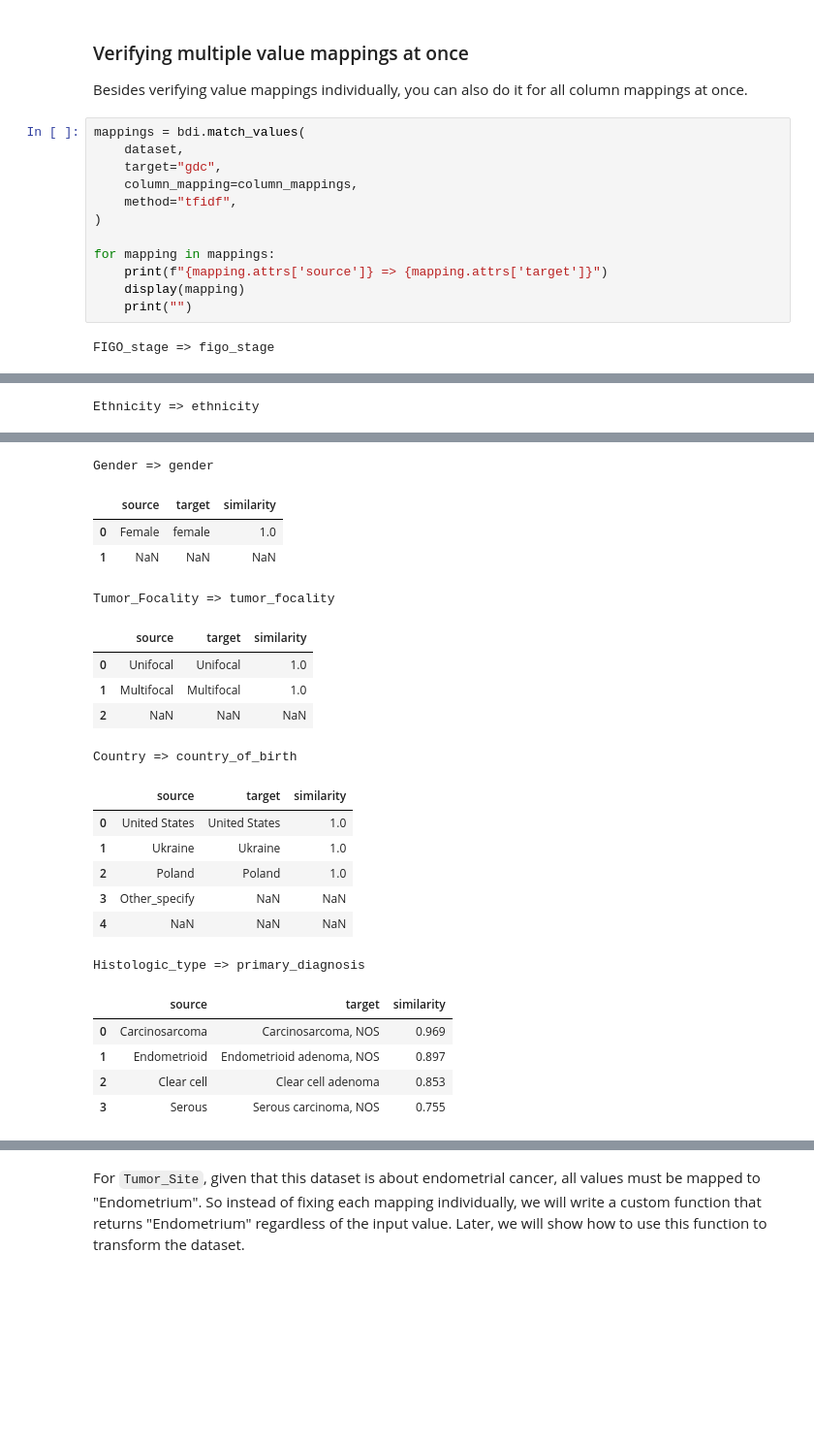
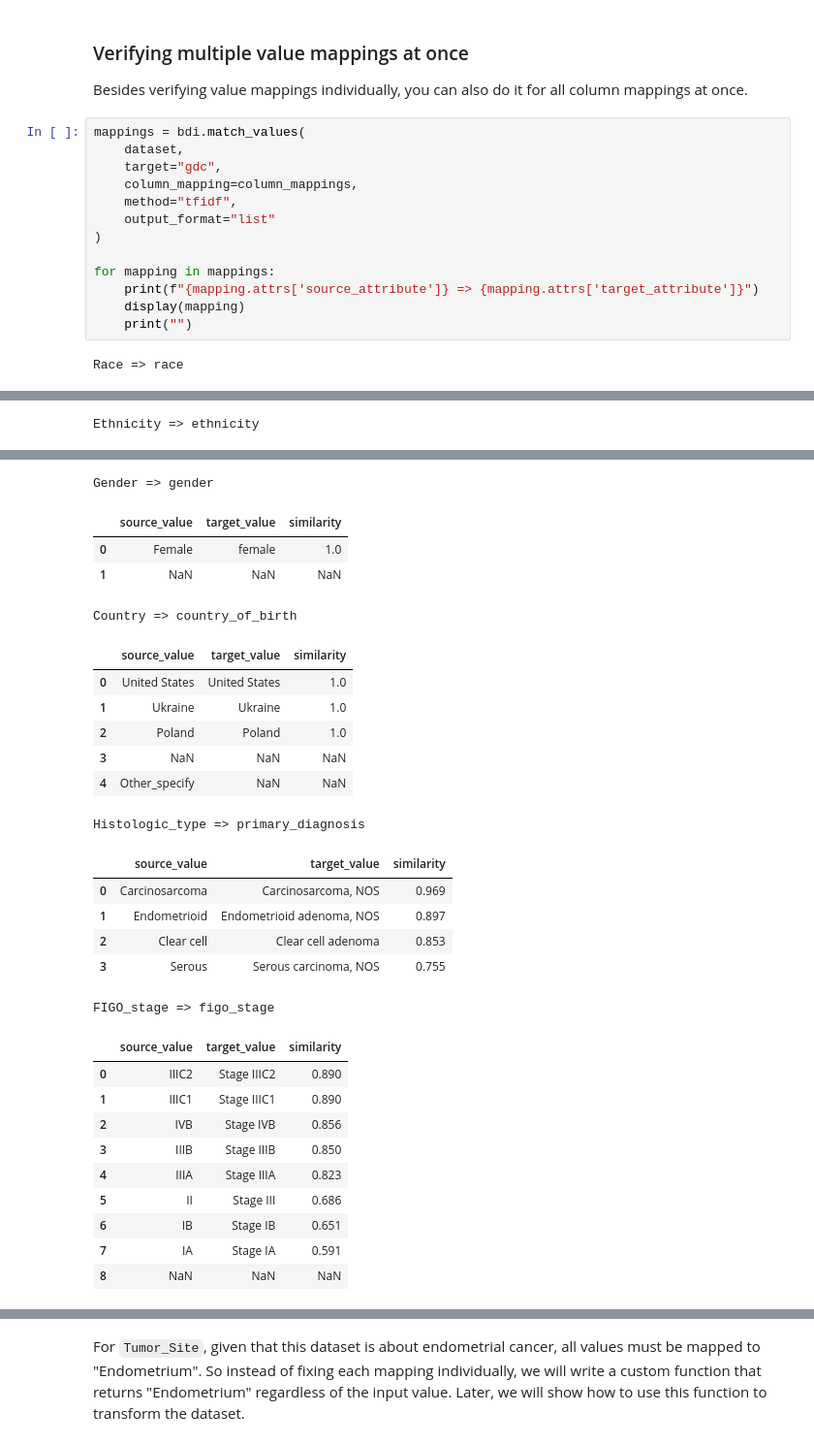
Before and after one commit to VIDA-NYU/bdi-kit, a Jupyter notebook: examples/getting-started.ipynb, the cells around one changed output, grey strips where cells are left out. Shown at 97% size. Drawn from its saved outputs; the diff is of its cells as text; blank space fills up the shorter version.

Commit message:
refactor: Make outputs from value matching consistent with other methods (#116)

```diff
--- a/examples/getting-started.ipynb
+++ b/examples/getting-started.ipynb
@@ -252,11 +253,12 @@ mappings = bdi.match_values(
     target="gdc",
     column_mapping=column_mappings,
     method="tfidf",
+    output_format="list"
 )
 
 for mapping in mappings:
-    print(f"{mapping.attrs['source']} => {mapping.attrs['target']}")
+    print(f"{mapping.attrs['source_attribute']} => {mapping.attrs['target_attribute']}")
     display(mapping)
     print("")
 # %% [output]
-FIGO_stage => figo_stage
+Race => race
@@ -286,26 +282,32 @@ Ethnicity => ethnicity
 | 3 | NaN | NaN | NaN |
 Gender => gender
-|  | source | target | similarity |
+|  | source_value | target_value | similarity |
 | 0 | Female | female | 1.0 |
 | 1 | NaN | NaN | NaN |
-Tumor_Focality => tumor_focality
+Country => country_of_birth
-|  | source | target | similarity |
-| 0 | Unifocal | Unifocal | 1.0 |
-| 1 | Multifocal | Multifocal | 1.0 |
-| 2 | NaN | NaN | NaN |
+|  | source_value | target_value | similarity |
+| 0 | United States | United States | 1.0 |
+| 1 | Ukraine | Ukraine | 1.0 |
+| 2 | Poland | Poland | 1.0 |
+| 3 | NaN | NaN | NaN |
+| 4 | Other_specify | NaN | NaN |
-Country => country_of_birth
+Histologic_type => primary_diagnosis
-|  | source | target | similarity |
-| 0 | United States | United States | 1.0 |
-| 1 | Ukraine | Ukraine | 1.0 |
-| 2 | Poland | Poland | 1.0 |
-| 3 | Other_specify | NaN | NaN |
-| 4 | NaN | NaN | NaN |
+|  | source_value | target_value | similarity |
+| 0 | Carcinosarcoma | Carcinosarcoma, NOS | 0.969 |
+| 1 | Endometrioid | Endometrioid adenoma, NOS | 0.897 |
+| 2 | Clear cell | Clear cell adenoma | 0.853 |
+| 3 | Serous | Serous carcinoma, NOS | 0.755 |
-Histologic_type => primary_diagnosis
+FIGO_stage => figo_stage
-|  | source | target | similarity |
-| 0 | Carcinosarcoma | Carcinosarcoma, NOS | 0.969 |
-| 1 | Endometrioid | Endometrioid adenoma, NOS | 0.897 |
-| 2 | Clear cell | Clear cell adenoma | 0.853 |
-| 3 | Serous | Serous carcinoma, NOS | 0.755 |
+|  | source_value | target_value | similarity |
+| 0 | IIIC2 | Stage IIIC2 | 0.890 |
+| 1 | IIIC1 | Stage IIIC1 | 0.890 |
+| 2 | IVB | Stage IVB | 0.856 |
+| 3 | IIIB | Stage IIIB | 0.850 |
+| 4 | IIIA | Stage IIIA | 0.823 |
+| 5 | II | Stage III | 0.686 |
+| 6 | IB | Stage IB | 0.651 |
+| 7 | IA | Stage IA | 0.591 |
+| 8 | NaN | NaN | NaN |
 # %% [markdown]
 ### Fixing remaining value mappings
 
```
Also changed, not shown: parts of 15 cells of this notebook, 13 other files.
